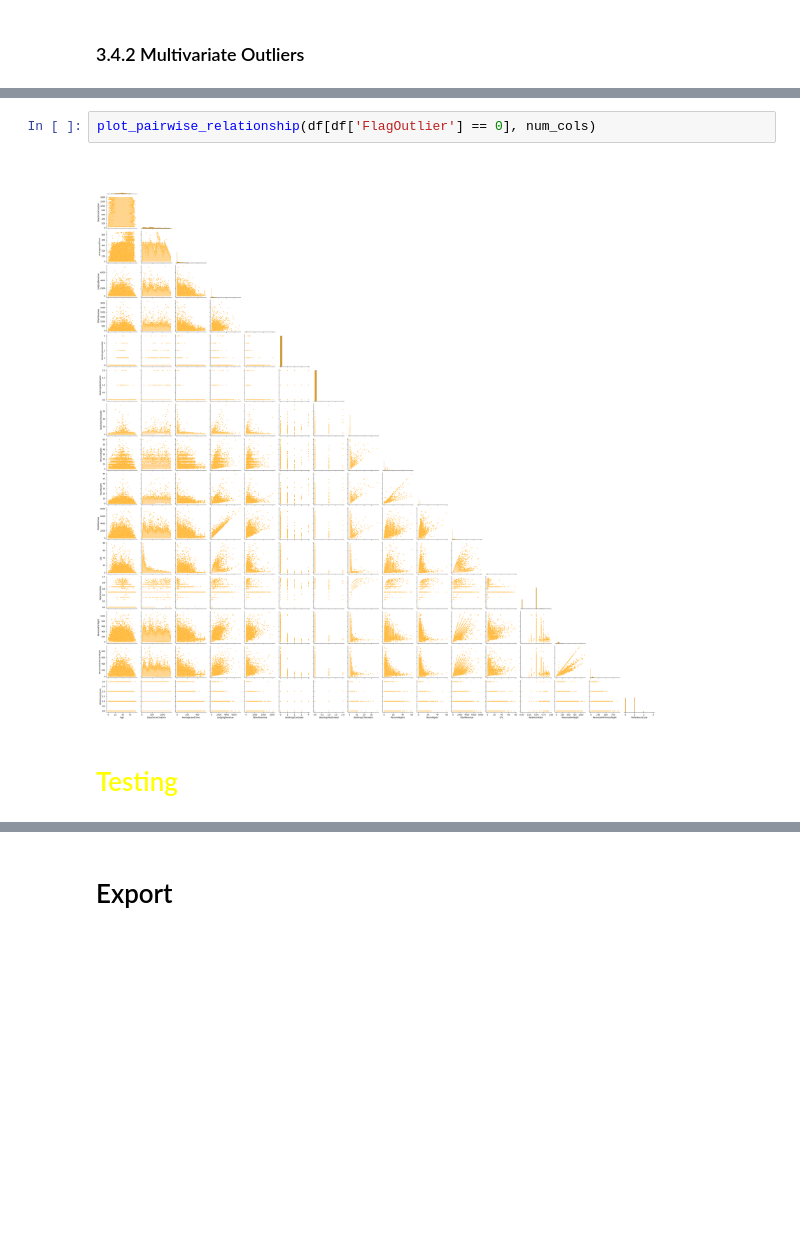
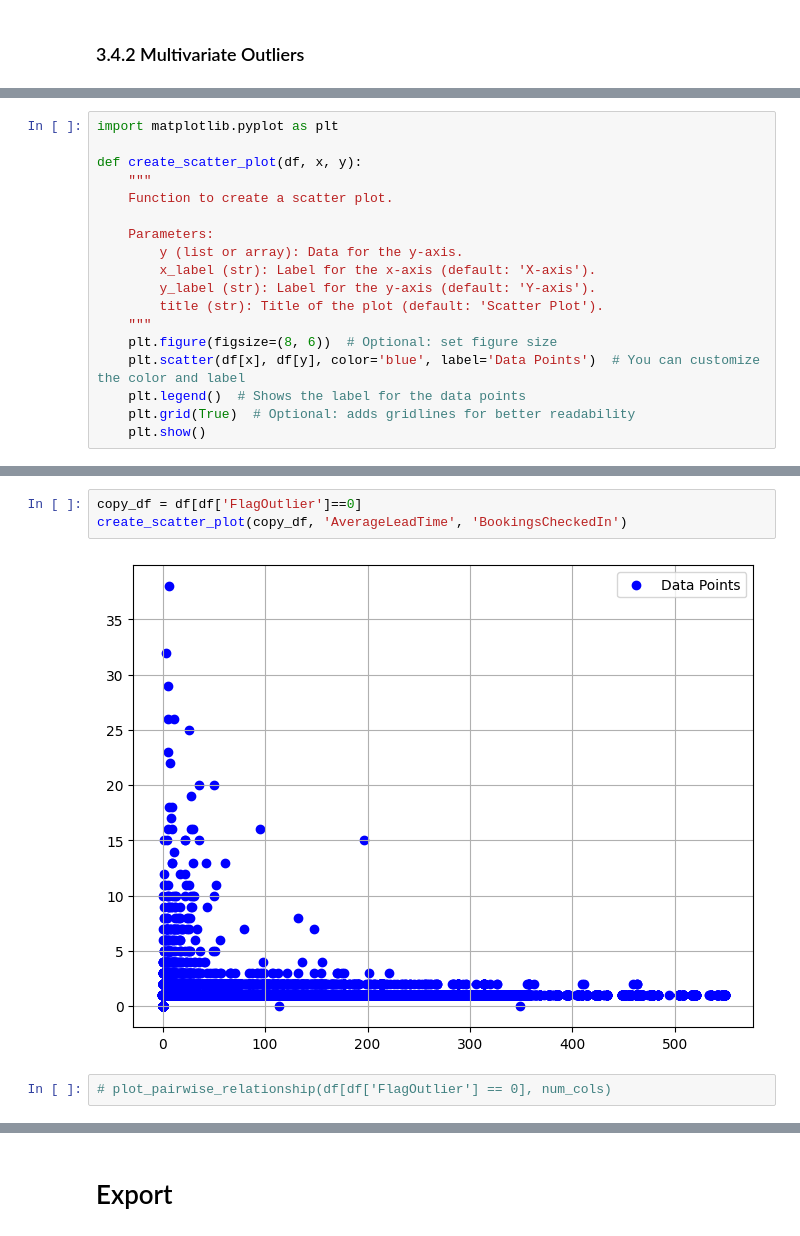
Before and after one commit to MGN19/Hotel-Customer-Segmentation, a Jupyter notebook: main.ipynb, the cells around one changed output, grey strips where cells are left out. Saved outputs shown, nothing was run; the diff lists cells and outputs as text; blank space fills up the shorter version.

Commit message:
started multivariate outliers

```diff
--- a/main.ipynb
+++ b/main.ipynb
@@ -549,0 +670,18 @@ There is a total of 109 identified outliers.
+# %%
+import matplotlib.pyplot as plt
+
+def create_scatter_plot(df, x, y):
+    """
+    Function to create a scatter plot.
+
+    Parameters:
+        y (list or array): Data for the y-axis.
+        x_label (str): Label for the x-axis (default: 'X-axis').
+        y_label (str): Label for the y-axis (default: 'Y-axis').
+        title (str): Title of the plot (default: 'Scatter Plot').
+    """
+    plt.figure(figsize=(8, 6))  # Optional: set figure size
+    plt.scatter(df[x], df[y], color='blue', label='Data Points')  # You can customize the color and label
+    plt.legend()  # Shows the label for the data points
+    plt.grid(True)  # Optional: adds gridlines for better readability
+    plt.show()
@@ -550,6 +707,7 @@ There is a total of 109 identified outliers.
+# %%
+copy_df = df[df['FlagOutlier']==0]
+create_scatter_plot(copy_df, 'AverageLeadTime', 'BookingsCheckedIn')
+# %% [output]
+[figure, added]
 # %%
-plot_pairwise_relationship(df[df['FlagOutlier'] == 0], num_cols)
+# plot_pairwise_relationship(df[df['FlagOutlier'] == 0], num_cols)
-# %% [output]
-[figure, removed]
-# %% [markdown]
-# <span style="color: yellow;">Testing</span>
```
Also changed, not shown: parts of 5 cells of this notebook.
